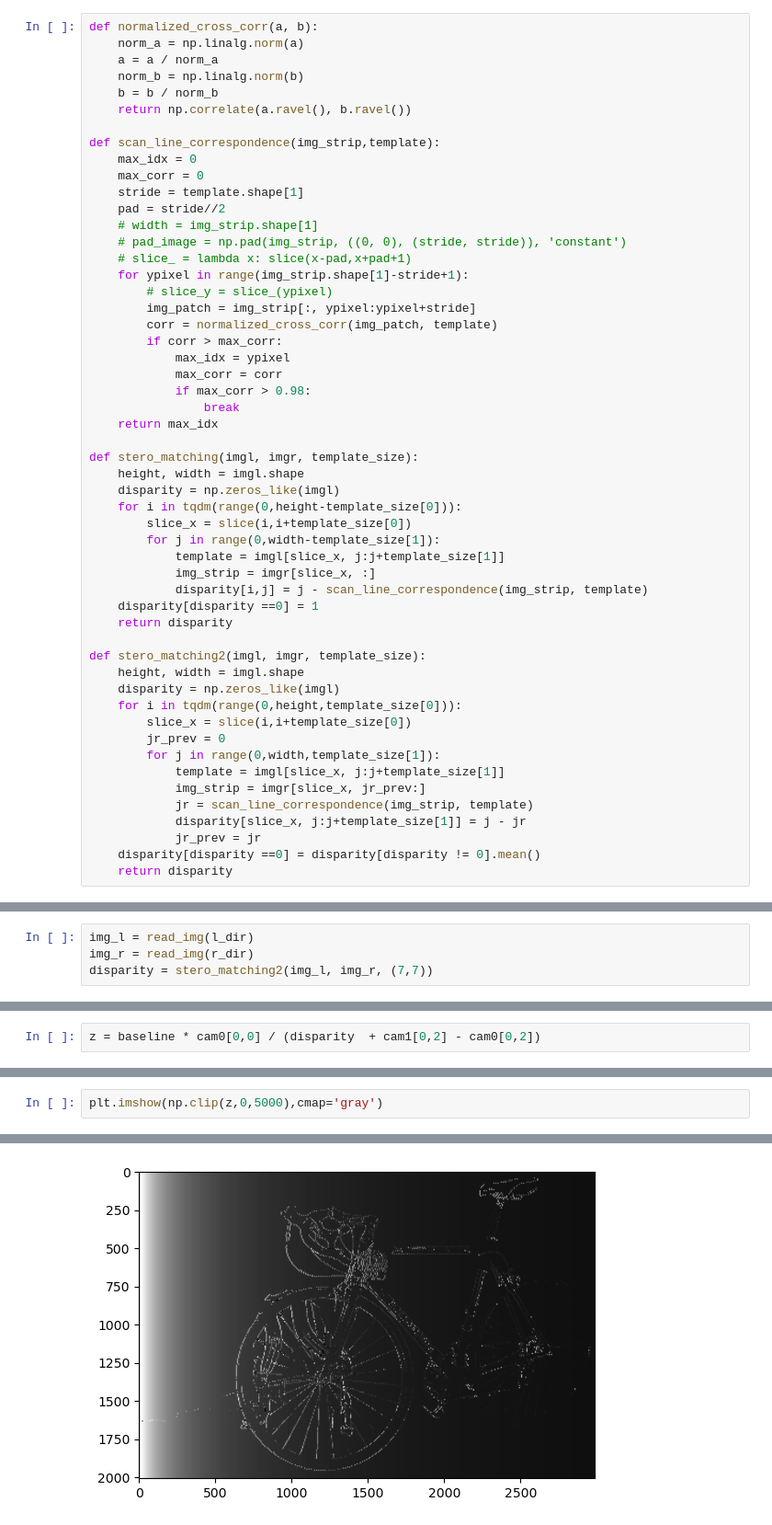
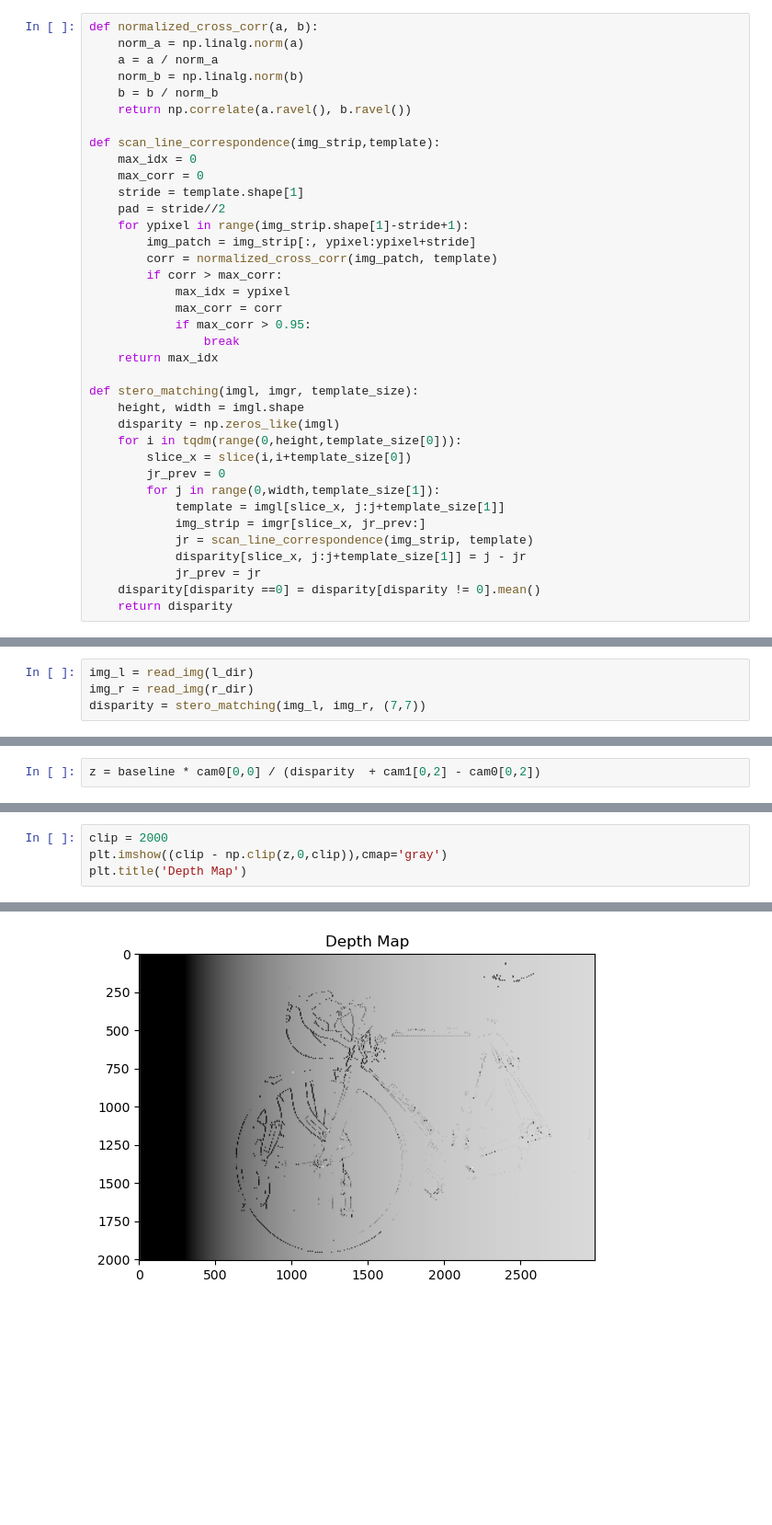
Before and after one commit to KhadgaA/Camera-Calibration-and-Stereo, a Jupyter notebook: M23CSA003_qu2.ipynb, the cells around one changed output, grey strips where cells are left out. Shown at 92% size. Saved outputs shown, nothing was run; the diff lists cells and outputs as text; blank space fills up the shorter version.

```diff
--- a/Q2.ipynb
+++ b/M23CSA003_qu2.ipynb
@@ -51,33 +38,17 @@ def scan_line_correspondence(img_strip,template):
     max_corr = 0
     stride = template.shape[1]
     pad = stride//2
-    # width = img_strip.shape[1]
-    # pad_image = np.pad(img_strip, ((0, 0), (stride, stride)), 'constant')
-    # slice_ = lambda x: slice(x-pad,x+pad+1)
     for ypixel in range(img_strip.shape[1]-stride+1):
-        # slice_y = slice_(ypixel)
         img_patch = img_strip[:, ypixel:ypixel+stride]
         corr = normalized_cross_corr(img_patch, template)
         if corr > max_corr:
             max_idx = ypixel
             max_corr = corr
-            if max_corr > 0.98:
+            if max_corr > 0.95:
                 break
     return max_idx
 
 def stero_matching(imgl, imgr, template_size):
-    height, width = imgl.shape
-    disparity = np.zeros_like(imgl)
-    for i in tqdm(range(0,height-template_size[0])):
-        slice_x = slice(i,i+template_size[0])
-        for j in range(0,width-template_size[1]):
-            template = imgl[slice_x, j:j+template_size[1]]
-            img_strip = imgr[slice_x, :]
-            disparity[i,j] = j - scan_line_correspondence(img_strip, template)
-    disparity[disparity ==0] = 1
-    return disparity
-
-def stero_matching2(imgl, imgr, template_size):
     height, width = imgl.shape
     disparity = np.zeros_like(imgl)
     for i in tqdm(range(0,height,template_size[0])):
@@ -102,4 +73,4 @@ def read_img(img_dir):
 # %%
 img_l = read_img(l_dir)
 img_r = read_img(r_dir)
-disparity = stero_matching2(img_l, img_r, (7,7))
+disparity = stero_matching(img_l, img_r, (7,7))
@@ -131,5 +87,7 @@ z[0].min(), z[0].max()
 # %% [output]
 (297.67087, 5185.3037)
 # %%
-plt.imshow(np.clip(z,0,5000),cmap='gray')
+clip = 2000
+plt.imshow((clip - np.clip(z,0,clip)),cmap='gray')
+plt.title('Depth Map')
 # %% [output]
@@ -137 +95 @@ plt.imshow(np.clip(z,0,5000),cmap='gray')
-[figure, old version]
+[figure, new version]
```
Also changed, not shown: parts of 7 cells of this notebook, 5 other files.
